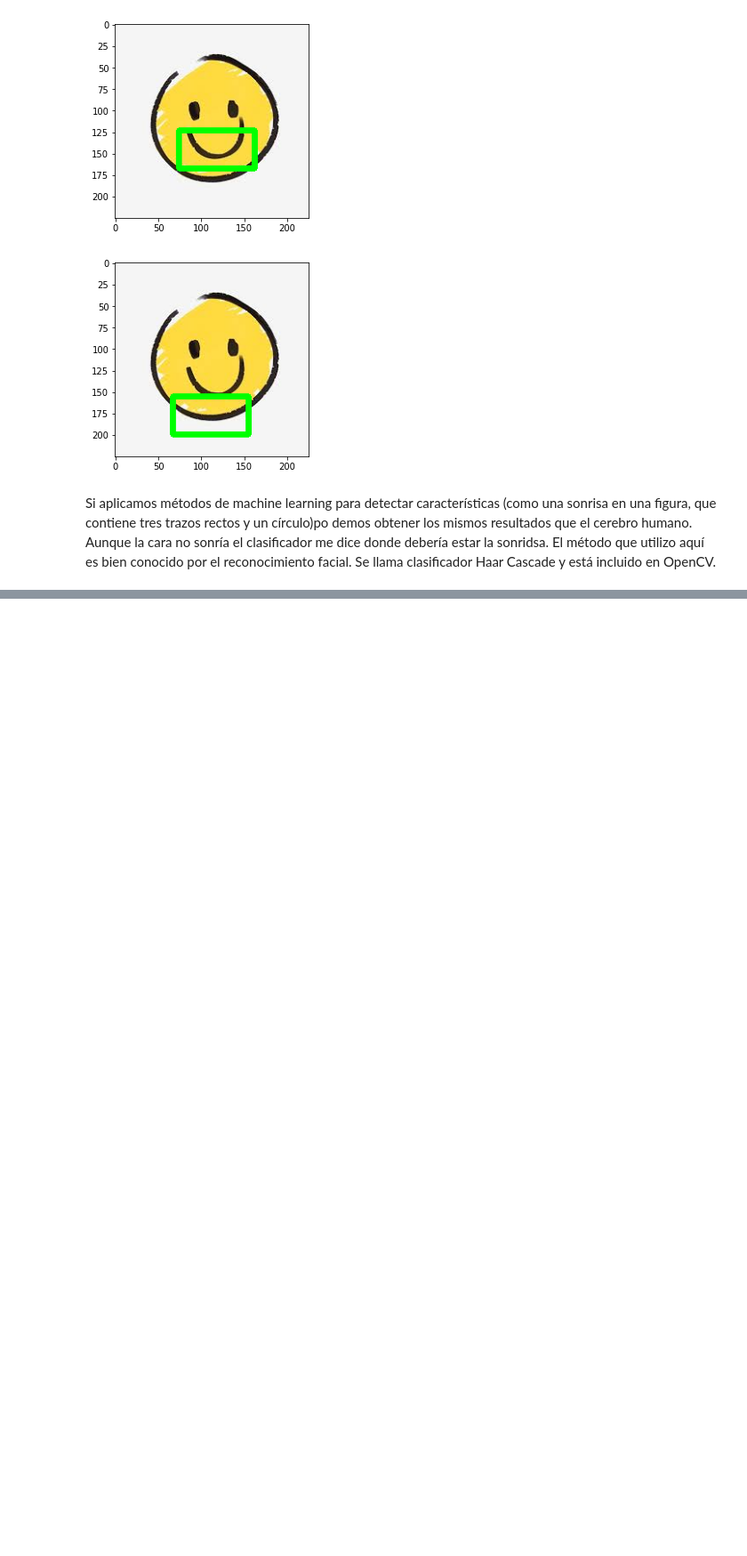
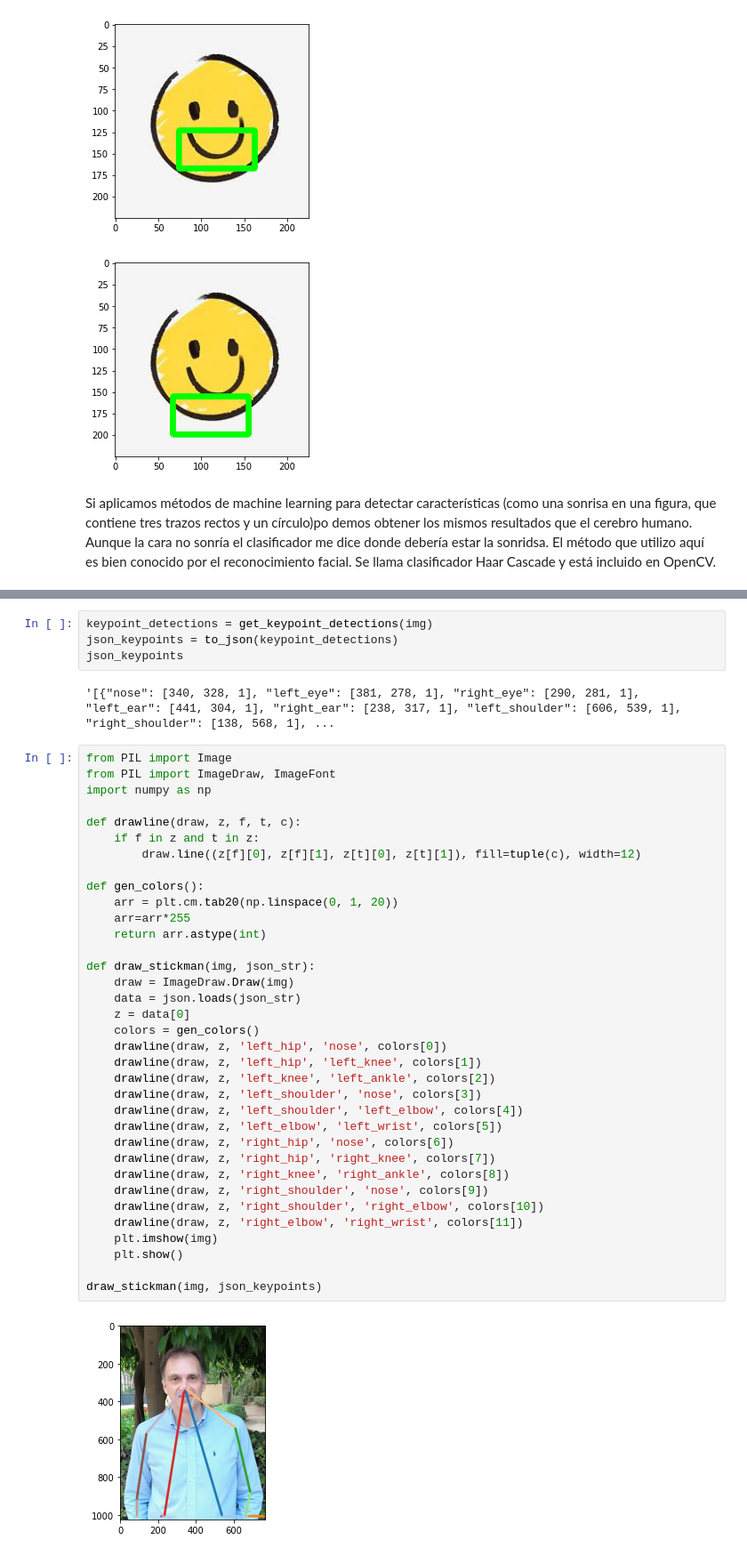
Before and after one commit to jvallalta/ia3, a Jupyter notebook: HealthComputerVision.ipynb, the cells around one changed output, grey strips where cells are left out. Shown at 89% size. Drawn from its saved outputs; the diff is of its cells as text; blank space fills up the shorter version.

```diff
--- a/HealthComputerVision.ipynb
+++ b/HealthComputerVision.ipynb
@@ -99,0 +382,43 @@ Si aplicamos métodos de machine learning para detectar características (como u
+# %%
+keypoint_detections = get_keypoint_detections(img)
+json_keypoints = to_json(keypoint_detections)
+json_keypoints
+# %% [output]
+'[{"nose": [340, 328, 1], "left_eye": [381, 278, 1], "right_eye": [290, 281, 1], "left_ear": [441, 304, 1], "right_ear": [238, 317, 1], "left_shoulder": [606, 539, 1], "right_shoulder": [138, 568, 1], ...
+# %%
+from PIL import Image
+from PIL import ImageDraw, ImageFont
+import numpy as np
+
+def drawline(draw, z, f, t, c):
+    if f in z and t in z:
+        draw.line((z[f][0], z[f][1], z[t][0], z[t][1]), fill=tuple(c), width=12)
+
+def gen_colors():
+    arr = plt.cm.tab20(np.linspace(0, 1, 20))
+    arr=arr*255
+    return arr.astype(int)
+
+def draw_stickman(img, json_str):
+    draw = ImageDraw.Draw(img)
+    data = json.loads(json_str)
+    z = data[0]
+    colors = gen_colors()
+    drawline(draw, z, 'left_hip', 'nose', colors[0])
+    drawline(draw, z, 'left_hip', 'left_knee', colors[1])
+    drawline(draw, z, 'left_knee', 'left_ankle', colors[2])
+    drawline(draw, z, 'left_shoulder', 'nose', colors[3])
+    drawline(draw, z, 'left_shoulder', 'left_elbow', colors[4])
+    drawline(draw, z, 'left_elbow', 'left_wrist', colors[5])
+    drawline(draw, z, 'right_hip', 'nose', colors[6])
+    drawline(draw, z, 'right_hip', 'right_knee', colors[7])
+    drawline(draw, z, 'right_knee', 'right_ankle', colors[8])
+    drawline(draw, z, 'right_shoulder', 'nose', colors[9])
+    drawline(draw, z, 'right_shoulder', 'right_elbow', colors[10])
+    drawline(draw, z, 'right_elbow', 'right_wrist', colors[11])
+    plt.imshow(img)
+    plt.show()
+
+draw_stickman(img, json_keypoints)
+# %% [output]
+[figure, added]
```
Also changed, not shown: parts of 15 cells of this notebook.
